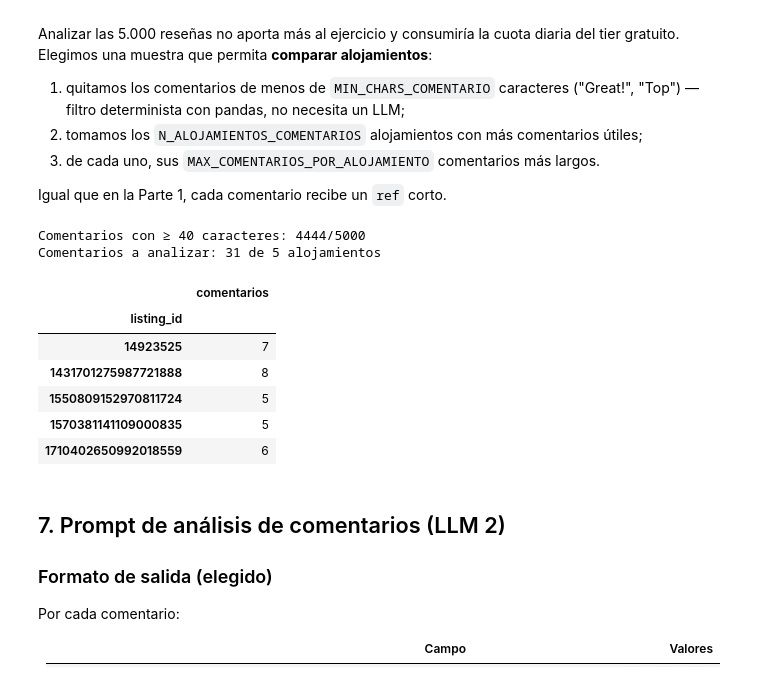
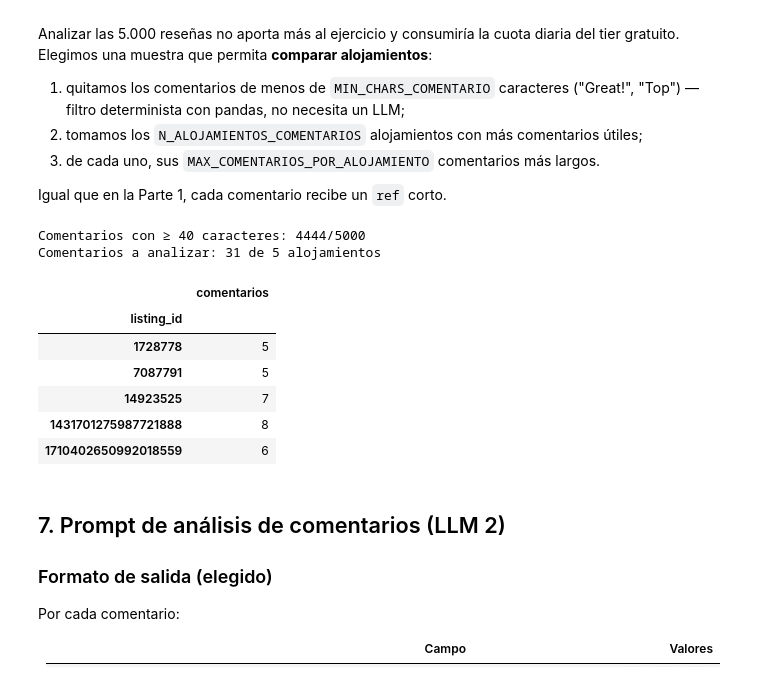
Before and after one commit to Joakamakaka1/Ejercicio-Prompt-Engineer, a Jupyter notebook: ejercicio-1/analisis_airbnb.ipynb, the cells around one changed output. Drawn from its saved outputs; the diff is of its cells as text; code cells hidden in the pictures.

```diff
--- a/ejercicio-1/analisis_airbnb.ipynb
+++ b/ejercicio-1/analisis_airbnb.ipynb
@@ -652,26 +664,28 @@ Igual que en la Parte 1, cada comentario recibe un `ref` corto.
 # %%
 utiles = reviews[reviews["comments"].str.len() >= MIN_CHARS_COMENTARIO].copy()
 print(f"Comentarios con ≥ {MIN_CHARS_COMENTARIO} caracteres: {len(utiles)}/{len(reviews)}")
 
-top_alojamientos = utiles["listing_id"].value_counts().head(N_ALOJAMIENTOS_COMENTARIOS).index
+# Desempate estable por listing_id para que la muestra sea reproducible
+conteo = utiles["listing_id"].value_counts().sort_index().sort_values(ascending=False, kind="stable")
+top_alojamientos = conteo.head(N_ALOJAMIENTOS_COMENTARIOS).index
 df_coment = (utiles[utiles["listing_id"].isin(top_alojamientos)]
              .assign(longitud=lambda d: d["comments"].str.len())
              .sort_values(["listing_id", "longitud"], ascending=[True, False])
              .groupby("listing_id").head(MAX_COMENTARIOS_POR_ALOJAMIENTO)
              .reset_index(drop=True))
 df_coment.insert(0, "ref", range(1, len(df_coment) + 1))
 
 print(f"Comentarios a analizar: {len(df_coment)} de {len(top_alojamientos)} alojamientos")
 df_coment.groupby("listing_id").size().rename("comentarios").to_frame()
 # %% [output]
 Comentarios con ≥ 40 caracteres: 4444/5000
 Comentarios a analizar: 31 de 5 alojamientos
 |  | comentarios |
 | listing_id |  |
+| 1728778 | 5 |
+| 7087791 | 5 |
 | 14923525 | 7 |
 | 1431701275987721888 | 8 |
-| 1550809152970811724 | 5 |
-| 1570381141109000835 | 5 |
 | 1710402650992018559 | 6 |
 # %% [markdown]
 ## 7. Prompt de análisis de comentarios (LLM 2)
```
Also changed, not shown: parts of 9 cells of this notebook, 2 other files.
